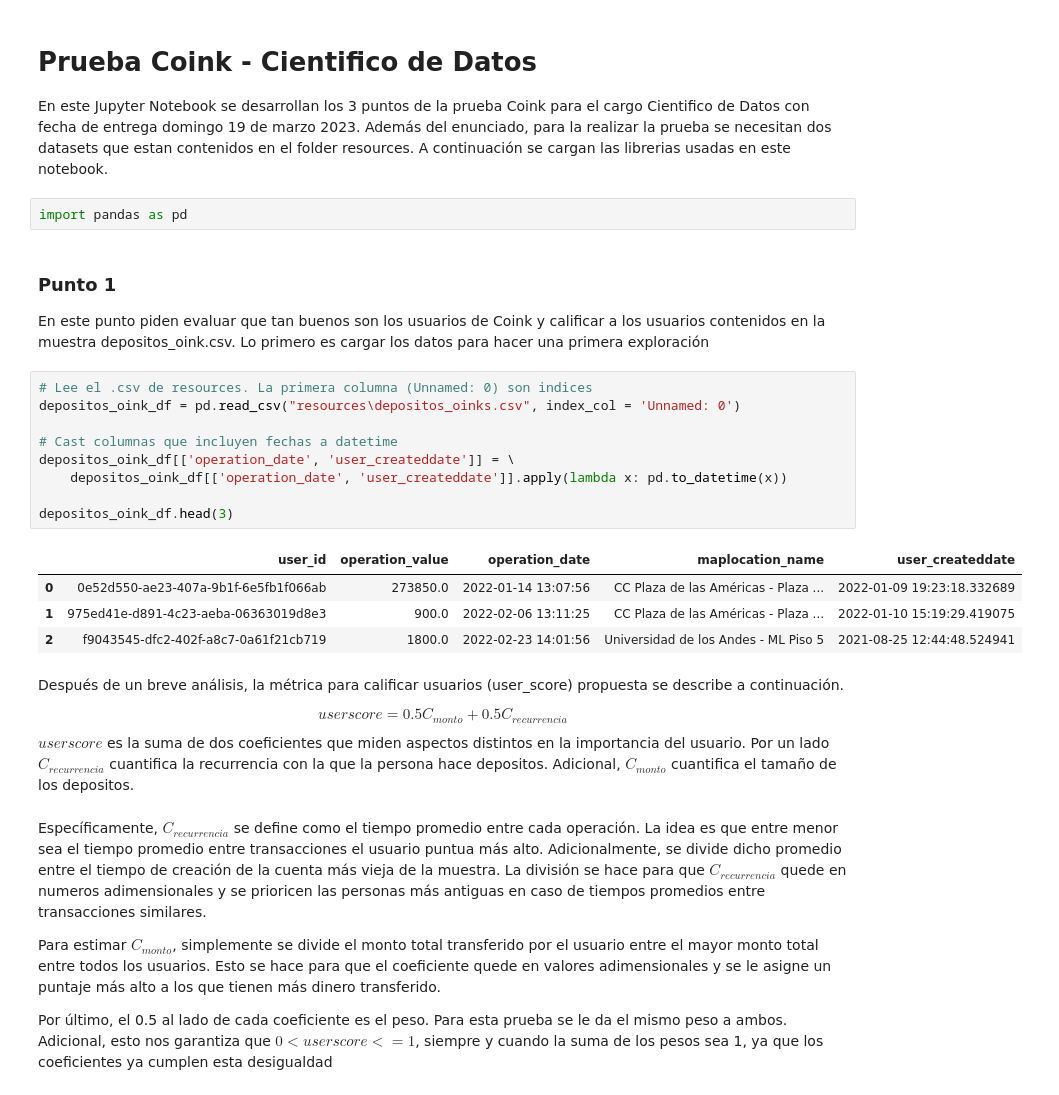
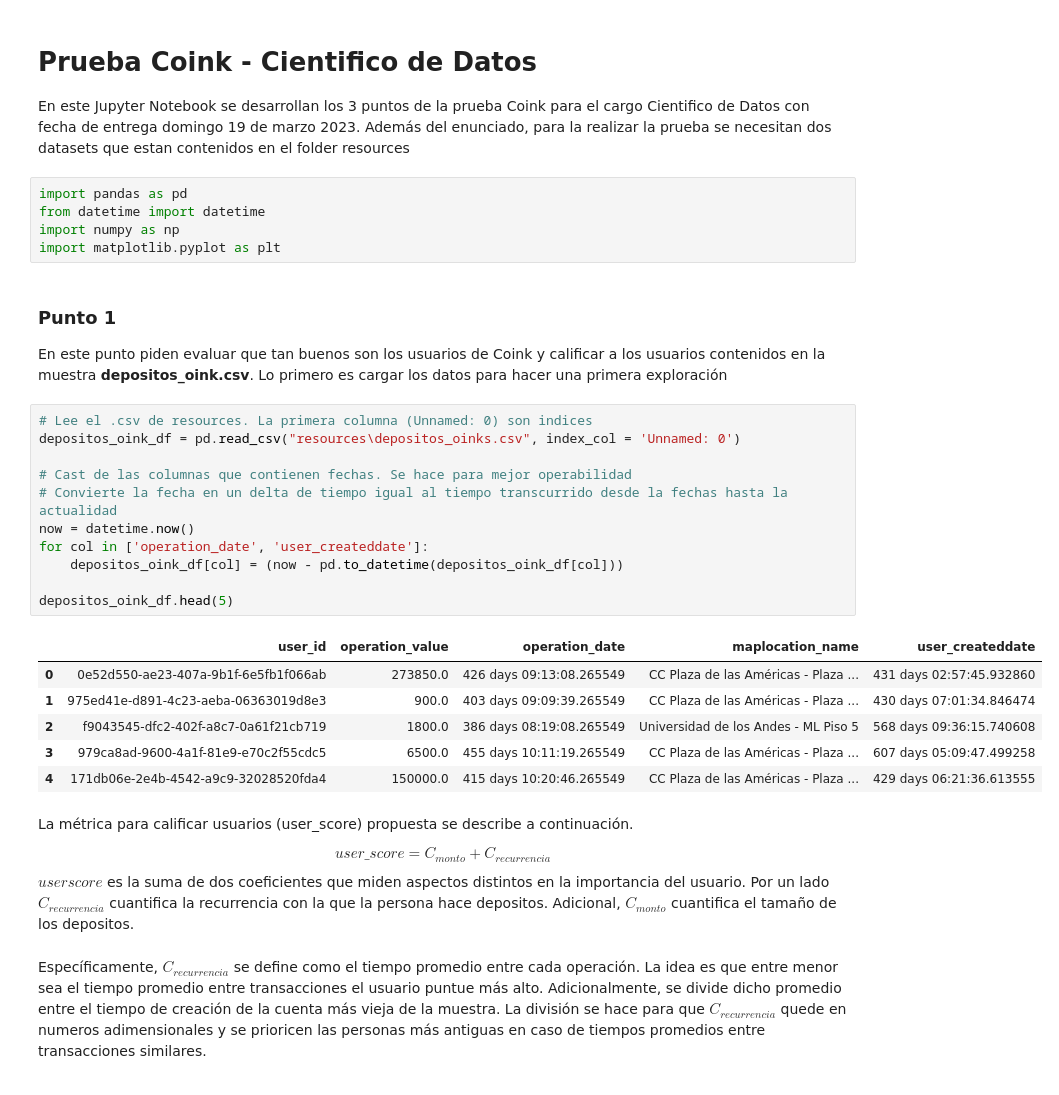
Before and after one commit to victoralcadi/prueba_coink, a Jupyter notebook: PruebaCoink.ipynb, the cells around one changed output. Drawn from its saved outputs; the diff is of its cells as text.

```diff
--- a/PruebaCoink.ipynb
+++ b/PruebaCoink.ipynb
@@ -1,33 +1,36 @@
 # %% [markdown]
 # Prueba Coink - Cientifico de Datos
-En este Jupyter Notebook se desarrollan los 3 puntos de la prueba Coink para el cargo Cientifico de Datos con fecha de entrega domingo 19 de marzo 2023. Además del enunciado, para la realizar la prueba se necesitan dos datasets que estan contenidos en el folder resources. A continuación se cargan las librerias usadas en este notebook.
+En este Jupyter Notebook se desarrollan los 3 puntos de la prueba Coink para el cargo Cientifico de Datos con fecha de entrega domingo 19 de marzo 2023. Además del enunciado, para la realizar la prueba se necesitan dos datasets que estan contenidos en el folder resources
-# %%
-import pandas as pd
+# %%
+import pandas as pd
+from datetime import datetime
+import numpy as np
+import matplotlib.pyplot as plt
 # %% [markdown]
 ### Punto 1
-En este punto piden evaluar que tan buenos son los usuarios de Coink y calificar a los usuarios contenidos en la muestra depositos_oink.csv. Lo primero es cargar los datos para hacer una primera exploración
+En este punto piden evaluar que tan buenos son los usuarios de Coink y calificar a los usuarios contenidos en la muestra **depositos_oink.csv**. Lo primero es cargar los datos para hacer una primera exploración
 # %%
 # Lee el .csv de resources. La primera columna (Unnamed: 0) son indices
 depositos_oink_df = pd.read_csv("resources\depositos_oinks.csv", index_col = 'Unnamed: 0')
 
-# Cast columnas que incluyen fechas a datetime
-depositos_oink_df[['operation_date', 'user_createddate']] = \
-    depositos_oink_df[['operation_date', 'user_createddate']].apply(lambda x: pd.to_datetime(x))
+# Cast de las columnas que contienen fechas. Se hace para mejor operabilidad
+# Convierte la fecha en un delta de tiempo igual al tiempo transcurrido desde la fechas hasta la actualidad
+now = datetime.now()
+for col in ['operation_date', 'user_createddate']:
+    depositos_oink_df[col] = (now - pd.to_datetime(depositos_oink_df[col]))
 
-depositos_oink_df.head(3)
+depositos_oink_df.head(5)
 # %% [output]
 |  | user_id | operation_value | operation_date | maplocation_name | user_createddate |
-| 0 | 0e52d550-ae23-407a-9b1f-6e5fb1f066ab | 273850.0 | 2022-01-14 13:07:56 | CC Plaza de las Américas - Plaza ... | 2022-01-09 19:23:18.332689 |
-| 1 | 975ed41e-d891-4c23-aeba-06363019d8e3 | 900.0 | 2022-02-06 13:11:25 | CC Plaza de las Américas - Plaza ... | 2022-01-10 15:19:29.419075 |
-| 2 | f9043545-dfc2-402f-a8c7-0a61f21cb719 | 1800.0 | 2022-02-23 14:01:56 | Universidad de los Andes - ML Piso 5 | 2021-08-25 12:44:48.524941 |
+| 0 | 0e52d550-ae23-407a-9b1f-6e5fb1f066ab | 273850.0 | 426 days 09:13:08.265549 | CC Plaza de las Américas - Plaza ... | 431 days 02:57:45.932860 |
+| 1 | 975ed41e-d891-4c23-aeba-06363019d8e3 | 900.0 | 403 days 09:09:39.265549 | CC Plaza de las Américas - Plaza ... | 430 days 07:01:34.846474 |
+| 2 | f9043545-dfc2-402f-a8c7-0a61f21cb719 | 1800.0 | 386 days 08:19:08.265549 | Universidad de los Andes - ML Piso 5 | 568 days 09:36:15.740608 |
+| 3 | 979ca8ad-9600-4a1f-81e9-e70c2f55cdc5 | 6500.0 | 455 days 10:11:19.265549 | CC Plaza de las Américas - Plaza ... | 607 days 05:09:47.499258 |
+| 4 | 171db06e-2e4b-4542-a9c9-32028520fda4 | 150000.0 | 415 days 10:20:46.265549 | CC Plaza de las Américas - Plaza ... | 429 days 06:21:36.613555 |
 # %% [markdown]
-Después de un breve análisis, la métrica para calificar usuarios (user_score) propuesta se describe a continuación.
+La métrica para calificar usuarios (user_score) propuesta se describe a continuación.
 
-$$user score = 0.5C_{monto}+0.5C_{recurrencia}$$
+$$user\_score = C_{monto}+C_{recurrencia}$$
 $user score$ es la suma de dos coeficientes que miden aspectos distintos en la importancia del usuario. Por un lado $C_{recurrencia}$ cuantifica la recurrencia con la que la persona hace depositos. Adicional, $C_{monto}$ cuantifica el tamaño de los depositos.
 # %% [markdown]
-Específicamente, $C_{recurrencia}$ se define como el tiempo promedio entre cada operación. La idea es que entre menor sea el tiempo promedio entre transacciones el usuario puntua más alto. Adicionalmente, se divide dicho promedio entre el tiempo de creación de la cuenta más vieja de la muestra. La división se hace para que $C_{recurrencia}$ quede en numeros adimensionales y se prioricen las personas más antiguas en caso de tiempos promedios entre transacciones similares.
-
-Para estimar $C_{monto}$, simplemente se divide el monto total transferido por el usuario entre el mayor monto total entre todos los usuarios. Esto se hace para que el coeficiente quede en valores adimensionales y se le asigne un puntaje más alto a los que tienen más dinero transferido.
-
-Por último, el 0.5 al lado de cada coeficiente es el peso. Para esta prueba se le da el mismo peso a ambos. Adicional, esto nos garantiza que $0<user score<=1$, siempre y cuando la suma de los pesos sea 1, ya que los coeficientes ya cumplen esta desigualdad
+Específicamente, $C_{recurrencia}$ se define como el tiempo promedio entre cada operación. La idea es que entre menor sea el tiempo promedio entre transacciones el usuario puntue más alto. Adicionalmente, se divide dicho promedio entre el tiempo de creación de la cuenta más vieja de la muestra. La división se hace para que $C_{recurrencia}$ quede en numeros adimensionales y se prioricen las personas más antiguas en caso de tiempos promedios entre transacciones similares.
```
Also changed, not shown: parts of 23 cells of this notebook.
